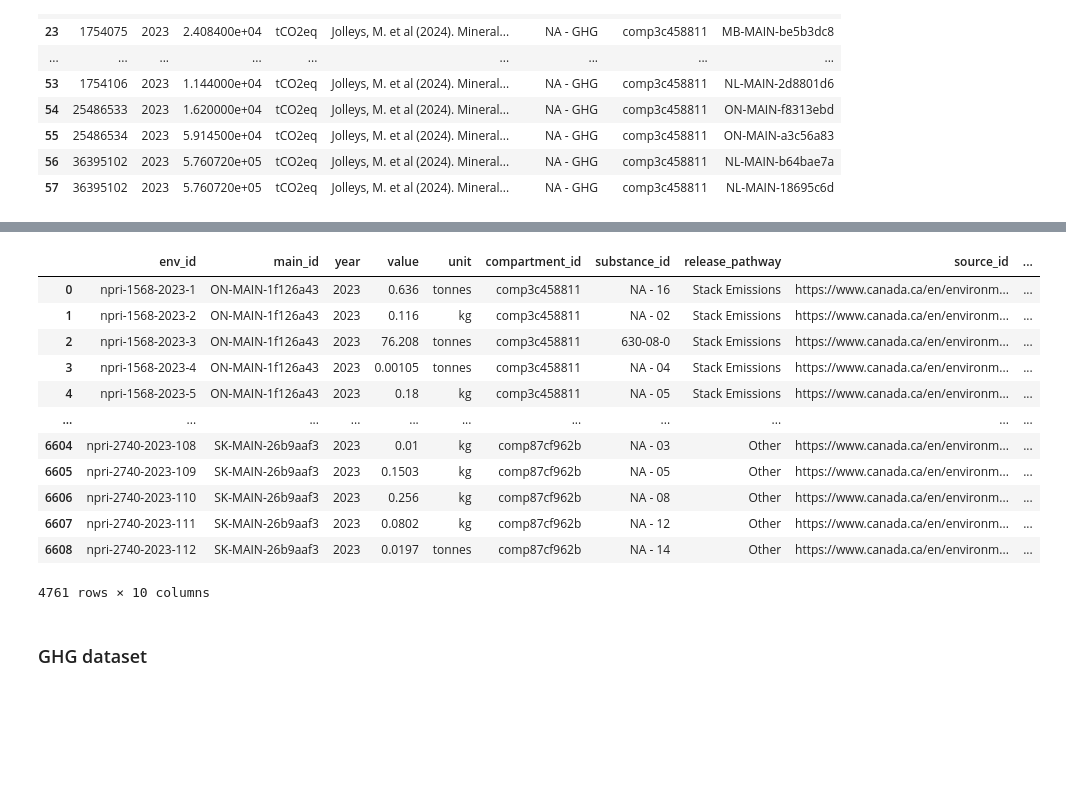
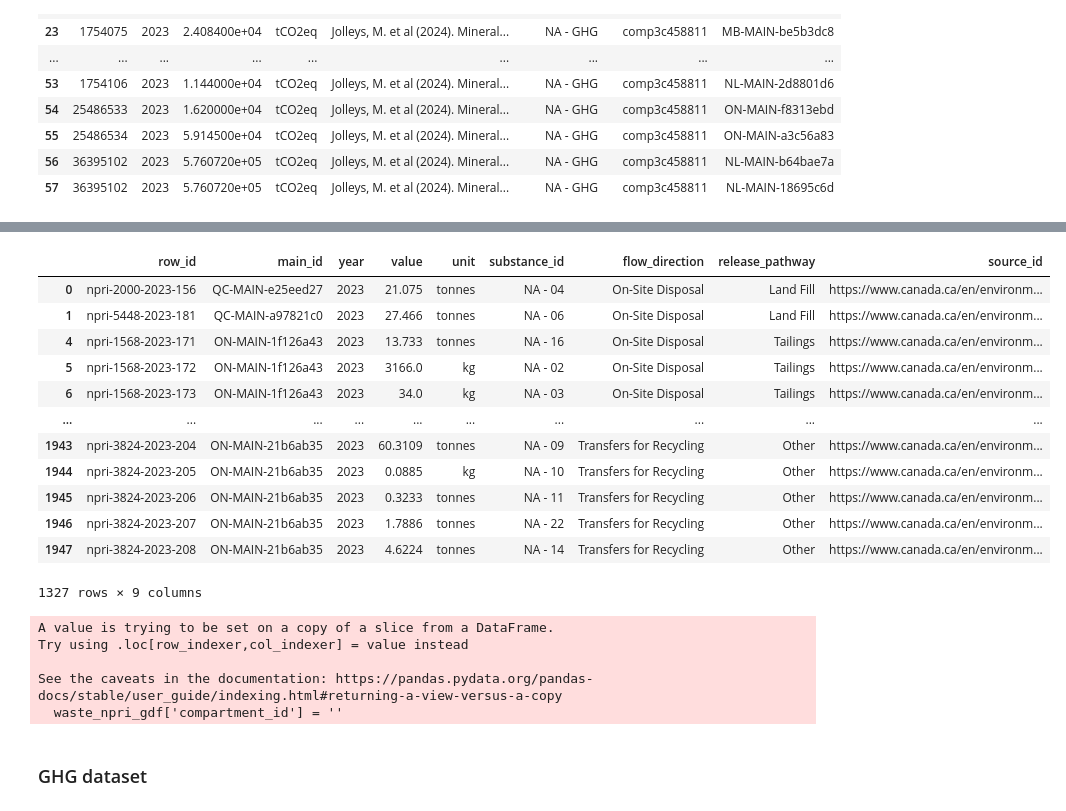
Before and after one commit to marpellan/metallican_db, a Jupyter notebook: 3. tables_creation.ipynb, the cells around one changed output, grey strips where cells are left out. Cells and saved outputs as stored; diff of their text form; code cells hidden in the pictures; blank space fills up the shorter version.

```diff
--- a/3. tables_creation.ipynb
+++ b/3. tables_creation.ipynb
@@ -866,0 +768,6 @@ See the caveats in the documentation: https://pandas.pydata.org/pandas-docs/stab
+# %%
+waste_npri_gdf = waste_npri_gdf.merge(
+    matches_main_waste,
+    on="npri_id",
+    how="left"
+)
@@ -866,0 +790,5 @@ See the caveats in the documentation: https://pandas.pydata.org/pandas-docs/stab
+# %%
+waste_npri_gdf.rename(columns={'cas_number': 'substance_id'}, inplace=True)
+# %%
+# For SQL
+waste_npri_gdf = waste_npri_gdf[waste_npri_gdf["main_id"].notna()].copy()
@@ -866,0 +811,17 @@ See the caveats in the documentation: https://pandas.pydata.org/pandas-docs/stab
+# %%
+col_to_keep = [
+  "row_id",
+  #"npri_id",
+  "main_id",
+  "year",
+  "value",
+  "substance_unit",
+  #"compartment_id",
+  "substance_id",
+  "flow_direction",
+  "release_pathway",
+  "source_id"
+ ]
+waste_npri_gdf = waste_npri_gdf[col_to_keep]
+waste_npri_gdf.rename(columns={'substance_unit': 'unit'}, inplace=True)
+waste_npri_gdf
@@ -1063,19 +1031,28 @@ See the caveats in the documentation: https://pandas.pydata.org/pandas-docs/stab
 # %%
-pollutant_npri_gdf
+waste_npri_gdf.rename(columns={
+    'row_id': 'env_id'}, inplace=True)
 # %% [output]
-|  | env_id | main_id | year | value | unit | compartment_id | substance_id | release_pathway | source_id | ... |
-| 0 | npri-1568-2023-1 | ON-MAIN-1f126a43 | 2023 | 0.636 | tonnes | comp3c458811 | NA - 16 | Stack Emissions | https://www.canada.ca/en/environm... | ... |
-| 1 | npri-1568-2023-2 | ON-MAIN-1f126a43 | 2023 | 0.116 | kg | comp3c458811 | NA - 02 | Stack Emissions | https://www.canada.ca/en/environm... | ... |
-| 2 | npri-1568-2023-3 | ON-MAIN-1f126a43 | 2023 | 76.208 | tonnes | comp3c458811 | 630-08-0 | Stack Emissions | https://www.canada.ca/en/environm... | ... |
-| 3 | npri-1568-2023-4 | ON-MAIN-1f126a43 | 2023 | 0.00105 | tonnes | comp3c458811 | NA - 04 | Stack Emissions | https://www.canada.ca/en/environm... | ... |
-| 4 | npri-1568-2023-5 | ON-MAIN-1f126a43 | 2023 | 0.18 | kg | comp3c458811 | NA - 05 | Stack Emissions | https://www.canada.ca/en/environm... | ... |
-| ... | ... | ... | ... | ... | ... | ... | ... | ... | ... | ... |
-| 6604 | npri-2740-2023-108 | SK-MAIN-26b9aaf3 | 2023 | 0.01 | kg | comp87cf962b | NA - 03 | Other | https://www.canada.ca/en/environm... | ... |
-| 6605 | npri-2740-2023-109 | SK-MAIN-26b9aaf3 | 2023 | 0.1503 | kg | comp87cf962b | NA - 05 | Other | https://www.canada.ca/en/environm... | ... |
-| 6606 | npri-2740-2023-110 | SK-MAIN-26b9aaf3 | 2023 | 0.256 | kg | comp87cf962b | NA - 08 | Other | https://www.canada.ca/en/environm... | ... |
-| 6607 | npri-2740-2023-111 | SK-MAIN-26b9aaf3 | 2023 | 0.0802 | kg | comp87cf962b | NA - 12 | Other | https://www.canada.ca/en/environm... | ... |
-| 6608 | npri-2740-2023-112 | SK-MAIN-26b9aaf3 | 2023 | 0.0197 | tonnes | comp87cf962b | NA - 14 | Other | https://www.canada.ca/en/environm... | ... |
+|  | row_id | main_id | year | value | unit | substance_id | flow_direction | release_pathway | source_id |
+| 0 | npri-2000-2023-156 | QC-MAIN-e25eed27 | 2023 | 21.075 | tonnes | NA - 04 | On-Site Disposal | Land Fill | https://www.canada.ca/en/environm... |
+| 1 | npri-5448-2023-181 | QC-MAIN-a97821c0 | 2023 | 27.466 | tonnes | NA - 06 | On-Site Disposal | Land Fill | https://www.canada.ca/en/environm... |
+| 4 | npri-1568-2023-171 | ON-MAIN-1f126a43 | 2023 | 13.733 | tonnes | NA - 16 | On-Site Disposal | Tailings | https://www.canada.ca/en/environm... |
+| 5 | npri-1568-2023-172 | ON-MAIN-1f126a43 | 2023 | 3166.0 | kg | NA - 02 | On-Site Disposal | Tailings | https://www.canada.ca/en/environm... |
+| 6 | npri-1568-2023-173 | ON-MAIN-1f126a43 | 2023 | 34.0 | kg | NA - 03 | On-Site Disposal | Tailings | https://www.canada.ca/en/environm... |
+| ... | ... | ... | ... | ... | ... | ... | ... | ... | ... |
+| 1943 | npri-3824-2023-204 | ON-MAIN-21b6ab35 | 2023 | 60.3109 | tonnes | NA - 09 | Transfers for Recycling | Other | https://www.canada.ca/en/environm... |
+| 1944 | npri-3824-2023-205 | ON-MAIN-21b6ab35 | 2023 | 0.0885 | kg | NA - 10 | Transfers for Recycling | Other | https://www.canada.ca/en/environm... |
+| 1945 | npri-3824-2023-206 | ON-MAIN-21b6ab35 | 2023 | 0.3233 | tonnes | NA - 11 | Transfers for Recycling | Other | https://www.canada.ca/en/environm... |
+| 1946 | npri-3824-2023-207 | ON-MAIN-21b6ab35 | 2023 | 1.7886 | tonnes | NA - 22 | Transfers for Recycling | Other | https://www.canada.ca/en/environm... |
+| 1947 | npri-3824-2023-208 | ON-MAIN-21b6ab35 | 2023 | 4.6224 | tonnes | NA - 14 | Transfers for Recycling | Other | https://www.canada.ca/en/environm... |
-4761 rows × 10 columns
+1327 rows × 9 columns
+# %%
+waste_npri_gdf['compartment_id'] = ''
+# %% [output]
+A value is trying to be set on a copy of a slice from a DataFrame.
+Try using .loc[row_indexer,col_indexer] = value instead
+
+See the caveats in the documentation: https://pandas.pydata.org/pandas-docs/stable/user_guide/indexing.html#returning-a-view-versus-a-copy
+  waste_npri_gdf['compartment_id'] = ''
 # %% [markdown]
 ### GHG dataset
 # %%
```
Also changed, not shown: parts of 60 cells of this notebook, 22 other files.
